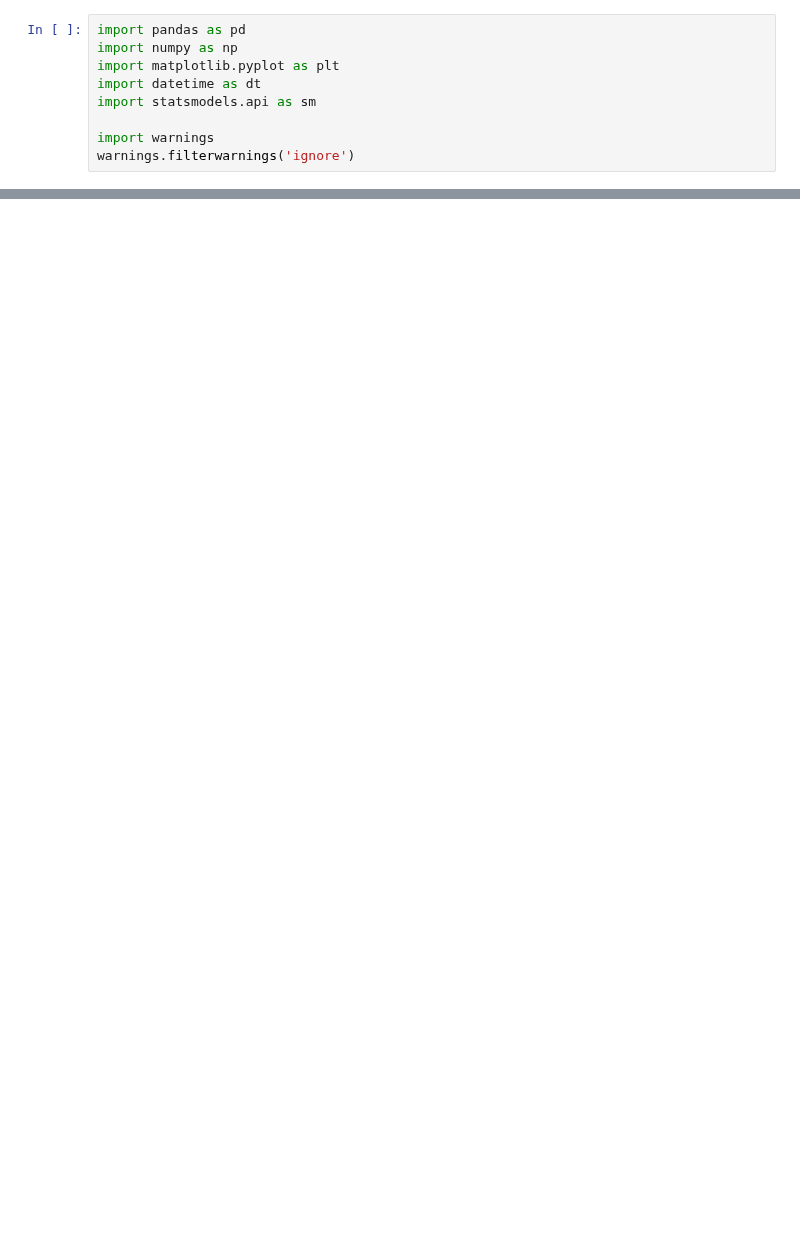
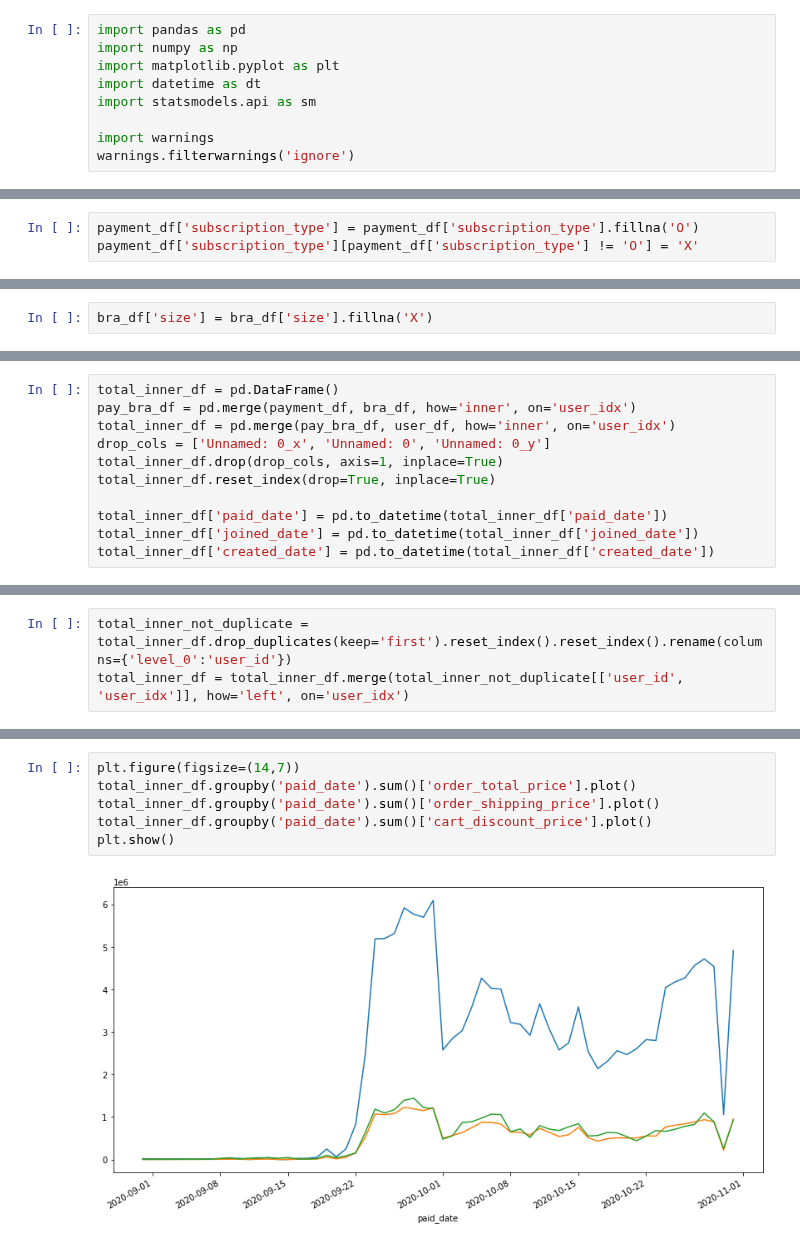
Before and after one commit to sejinko/projects, a Jupyter notebook: 04_underware_shopping_mall/new_1.ipynb, the cells around one changed output, grey strips where cells are left out. Saved outputs shown, nothing was run; the diff lists cells and outputs as text; blank space fills up the shorter version.

```diff
--- a/04_underware_shopping_mall/new_1.ipynb
+++ b/04_underware_shopping_mall/new_1.ipynb
@@ -102,0 +72,3 @@ Name: subscription_type, dtype: int64
+# %%
+payment_df['subscription_type'] = payment_df['subscription_type'].fillna('O')
+payment_df['subscription_type'][payment_df['subscription_type'] != 'O'] = 'X'
@@ -102,0 +113,2 @@ Name: subscription_type, dtype: int64
+# %%
+bra_df['size'] = bra_df['size'].fillna('X')
@@ -102,0 +125,11 @@ Name: subscription_type, dtype: int64
+# %%
+total_inner_df = pd.DataFrame()
+pay_bra_df = pd.merge(payment_df, bra_df, how='inner', on='user_idx')
+total_inner_df = pd.merge(pay_bra_df, user_df, how='inner', on='user_idx')
+drop_cols = ['Unnamed: 0_x', 'Unnamed: 0', 'Unnamed: 0_y']
+total_inner_df.drop(drop_cols, axis=1, inplace=True)
+total_inner_df.reset_index(drop=True, inplace=True)
+
+total_inner_df['paid_date'] = pd.to_datetime(total_inner_df['paid_date'])
+total_inner_df['joined_date'] = pd.to_datetime(total_inner_df['joined_date'])
+total_inner_df['created_date'] = pd.to_datetime(total_inner_df['created_date'])
@@ -102,0 +157,3 @@ Name: subscription_type, dtype: int64
+# %%
+total_inner_not_duplicate = total_inner_df.drop_duplicates(keep='first').reset_index().reset_index().rename(columns={'level_0':'user_id'})
+total_inner_df = total_inner_df.merge(total_inner_not_duplicate[['user_id', 'user_idx']], how='left', on='user_idx')
@@ -102,0 +188,8 @@ Name: subscription_type, dtype: int64
+# %%
+plt.figure(figsize=(14,7))
+total_inner_df.groupby('paid_date').sum()['order_total_price'].plot()
+total_inner_df.groupby('paid_date').sum()['order_shipping_price'].plot()
+total_inner_df.groupby('paid_date').sum()['cart_discount_price'].plot()
+plt.show()
+# %% [output]
+[figure, added]
```
Also changed, not shown: parts of 52 cells of this notebook.
